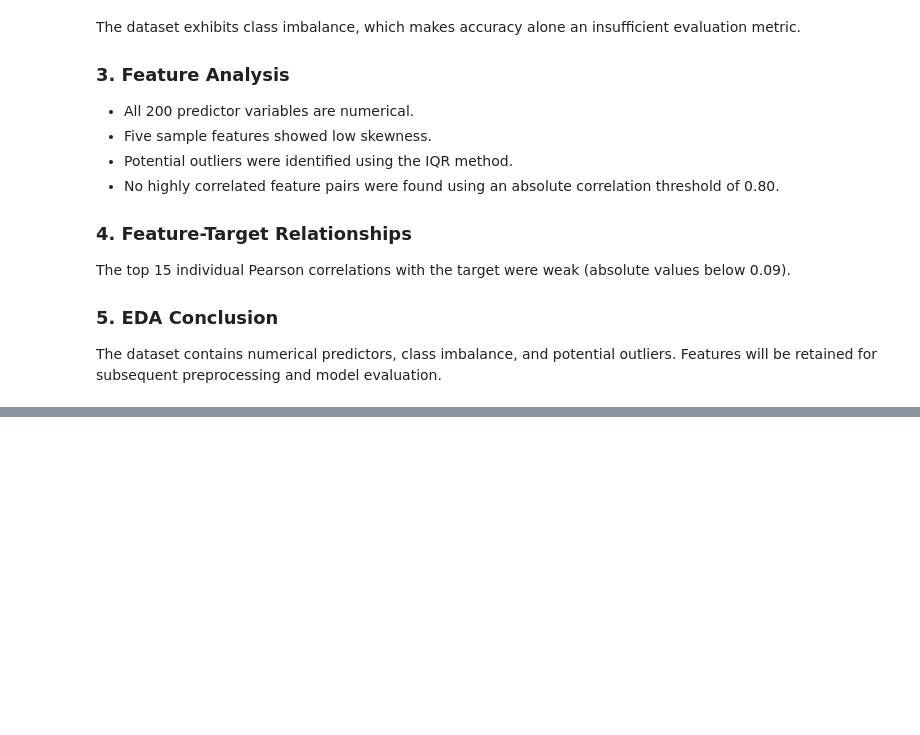
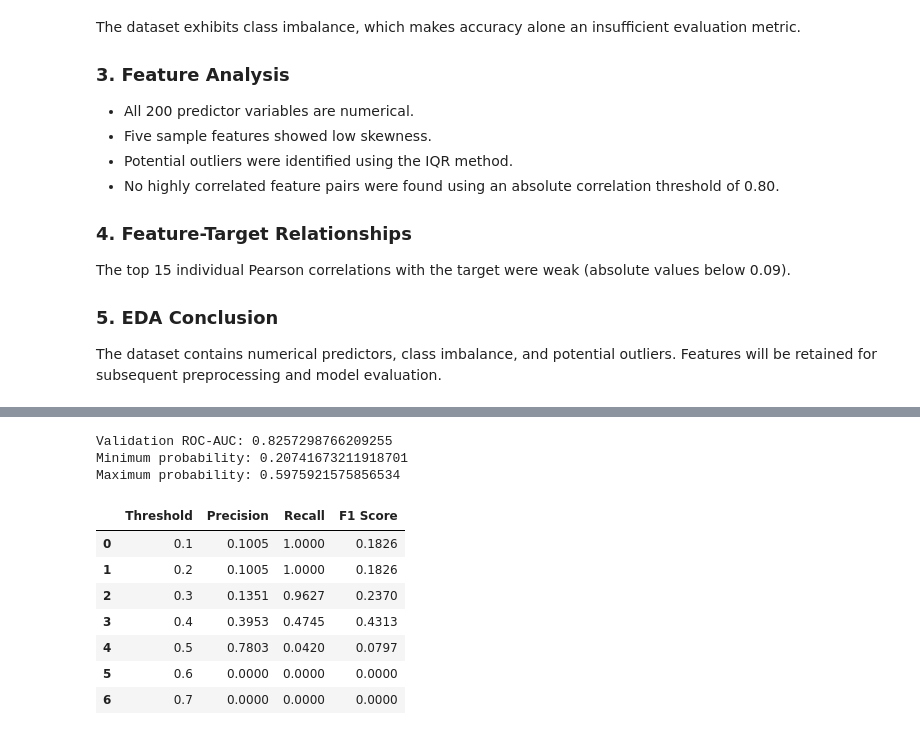
Before and after one commit to chiranjeevi-chapparad/customer-transaction-prediction, a Jupyter notebook: notebooks/customer_transaction_prediction.ipynb, the cells around one changed output, grey strips where cells are left out. Cells and saved outputs as stored; diff of their text form; code cells hidden in the pictures; blank space fills up the shorter version.

```diff
--- a/notebooks/customer_transaction_prediction.ipynb
+++ b/notebooks/customer_transaction_prediction.ipynb
@@ -421,0 +972,55 @@ model evaluation.
+# %%
+# Train a separate Random Forest for validation
+rf_validation_model = RandomForestClassifier(
+    n_estimators=200,
+    max_depth=15,
+    min_samples_split=20,
+    min_samples_leaf=10,
+    class_weight="balanced",
+    random_state=42,
+    n_jobs=-1
+)
+
+rf_validation_model.fit(X_fit, y_fit)
+
+# Get validation probabilities
+y_val_prob_rf = rf_validation_model.predict_proba(X_val)[:, 1]
+
+print("Validation ROC-AUC:",
+      roc_auc_score(y_val, y_val_prob_rf))
+
+print("Minimum probability:", y_val_prob_rf.min())
+print("Maximum probability:", y_val_prob_rf.max())
+# %% [output]
+Validation ROC-AUC: 0.8257298766209255
+Minimum probability: 0.20741673211918701
+Maximum probability: 0.5975921575856534
+# %%
+threshold_results_rf = []
+
+for threshold in [0.10, 0.20, 0.30, 0.40, 0.50, 0.60, 0.70]:
+    y_val_pred_rf = (y_val_prob_rf >= threshold).astype(int)
+
+    threshold_results_rf.append({
+        "Threshold": threshold,
+        "Precision": precision_score(
+            y_val, y_val_pred_rf, zero_division=0
+        ),
+        "Recall": recall_score(
+            y_val, y_val_pred_rf, zero_division=0
+        ),
+        "F1 Score": f1_score(
+            y_val, y_val_pred_rf, zero_division=0
+        )
+    })
+
+display(pd.DataFrame(threshold_results_rf).round(4))
+# %% [output]
+|  | Threshold | Precision | Recall | F1 Score |
+| 0 | 0.1 | 0.1005 | 1.0000 | 0.1826 |
+| 1 | 0.2 | 0.1005 | 1.0000 | 0.1826 |
+| 2 | 0.3 | 0.1351 | 0.9627 | 0.2370 |
+| 3 | 0.4 | 0.3953 | 0.4745 | 0.4313 |
+| 4 | 0.5 | 0.7803 | 0.0420 | 0.0797 |
+| 5 | 0.6 | 0.0000 | 0.0000 | 0.0000 |
+| 6 | 0.7 | 0.0000 | 0.0000 | 0.0000 |
```
Also changed, not shown: parts of 30 cells of this notebook.
